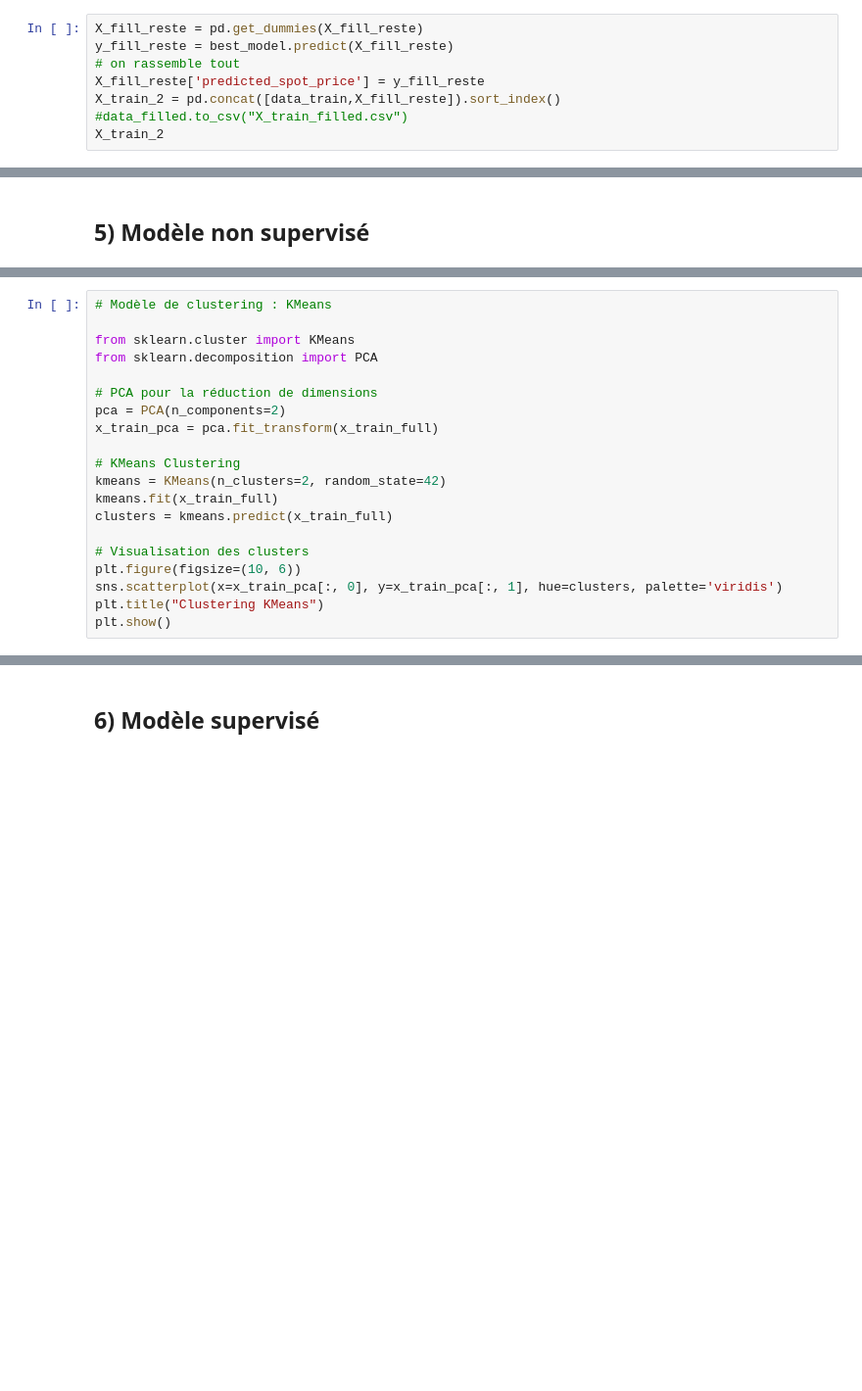
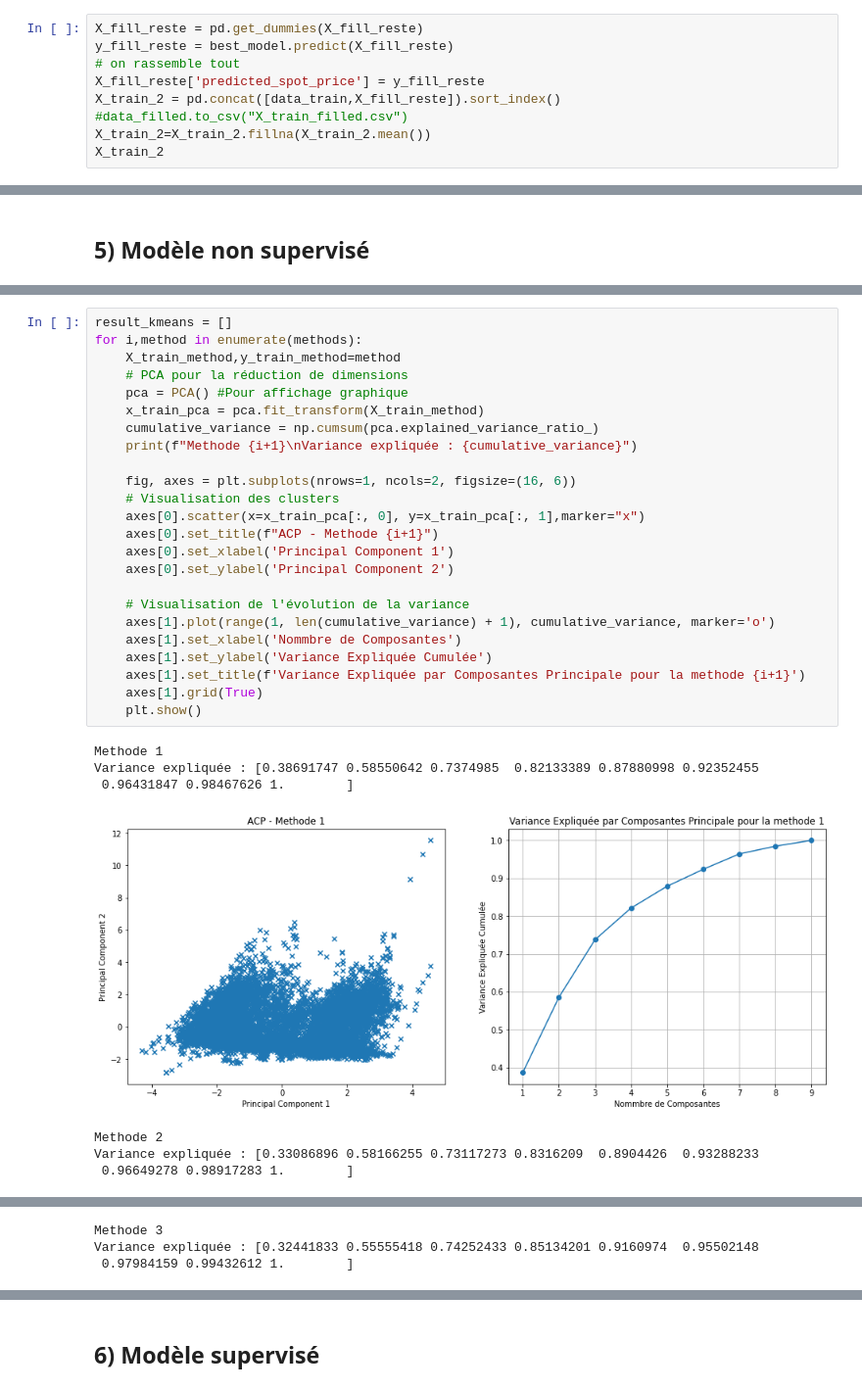
Before and after one commit to jcollot2/DAUPHINE_Machine_Learning, a Jupyter notebook: modeles_v2.ipynb, the cells around one changed output, grey strips where cells are left out. Shown at 98% size. Cells and saved outputs as stored; diff of their text form; blank space fills up the shorter version.

```diff
--- a/modeles_v2.ipynb
+++ b/modeles_v2.ipynb
@@ -325,6 +325,7 @@ y_fill_reste = best_model.predict(X_fill_reste)
 X_fill_reste['predicted_spot_price'] = y_fill_reste
 X_train_2 = pd.concat([data_train,X_fill_reste]).sort_index()
 #data_filled.to_csv("X_train_filled.csv")
+X_train_2=X_train_2.fillna(X_train_2.mean())
 X_train_2
 # %% [output]
 |  | load_forecast | coal_power_available | gas_power_available | nucelear_power_available | ... |
@@ -549,20 +473,0 @@ max                   745.261316            254.190000
-# %%
-# Modèle de clustering : KMeans
-
-from sklearn.cluster import KMeans
-from sklearn.decomposition import PCA
-
-# PCA pour la réduction de dimensions
-pca = PCA(n_components=2)
-x_train_pca = pca.fit_transform(x_train_full)
-
-# KMeans Clustering
-kmeans = KMeans(n_clusters=2, random_state=42)
-kmeans.fit(x_train_full)
-clusters = kmeans.predict(x_train_full)
-
-# Visualisation des clusters
-plt.figure(figsize=(10, 6))
-sns.scatterplot(x=x_train_pca[:, 0], y=x_train_pca[:, 1], hue=clusters, palette='viridis')
-plt.title("Clustering KMeans")
-plt.show()
@@ -605,0 +484,32 @@ plt.show()
+# %%
+result_kmeans = []
+for i,method in enumerate(methods):
+    X_train_method,y_train_method=method
+    # PCA pour la réduction de dimensions
+    pca = PCA() #Pour affichage graphique
+    x_train_pca = pca.fit_transform(X_train_method)
+    cumulative_variance = np.cumsum(pca.explained_variance_ratio_)
+    print(f"Methode {i+1}\nVariance expliquée : {cumulative_variance}")
+
+    fig, axes = plt.subplots(nrows=1, ncols=2, figsize=(16, 6))
+    # Visualisation des clusters
+    axes[0].scatter(x=x_train_pca[:, 0], y=x_train_pca[:, 1],marker="x")
+    axes[0].set_title(f"ACP - Methode {i+1}")
+    axes[0].set_xlabel('Principal Component 1')
+    axes[0].set_ylabel('Principal Component 2')
+
+    # Visualisation de l'évolution de la variance
+    axes[1].plot(range(1, len(cumulative_variance) + 1), cumulative_variance, marker='o')
+    axes[1].set_xlabel('Nommbre de Composantes')
+    axes[1].set_ylabel('Variance Expliquée Cumulée')
+    axes[1].set_title(f'Variance Expliquée par Composantes Principale pour la methode {i+1}')
+    axes[1].grid(True)
+    plt.show()
+# %% [output]
+Methode 1
+Variance expliquée : [0.38691747 0.58550642 0.7374985  0.82133389 0.87880998 0.92352455
+ 0.96431847 0.98467626 1.        ]
+[figure, added]
+Methode 2
+Variance expliquée : [0.33086896 0.58166255 0.73117273 0.8316209  0.8904426  0.93288233
+ 0.96649278 0.98917283 1.        ]
@@ -605,0 +517,3 @@ plt.show()
+Methode 3
+Variance expliquée : [0.32441833 0.55555418 0.74252433 0.85134201 0.9160974  0.95502148
+ 0.97984159 0.99432612 1.        ]
```
Also changed, not shown: parts of 71 cells of this notebook.
